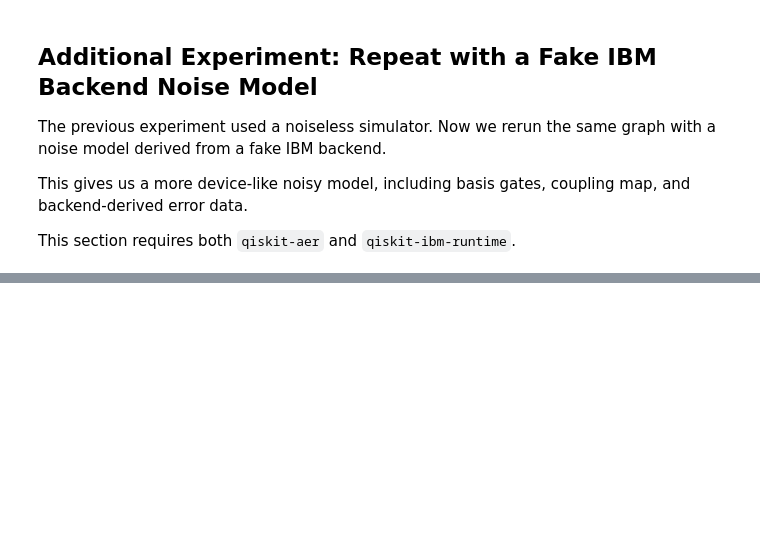
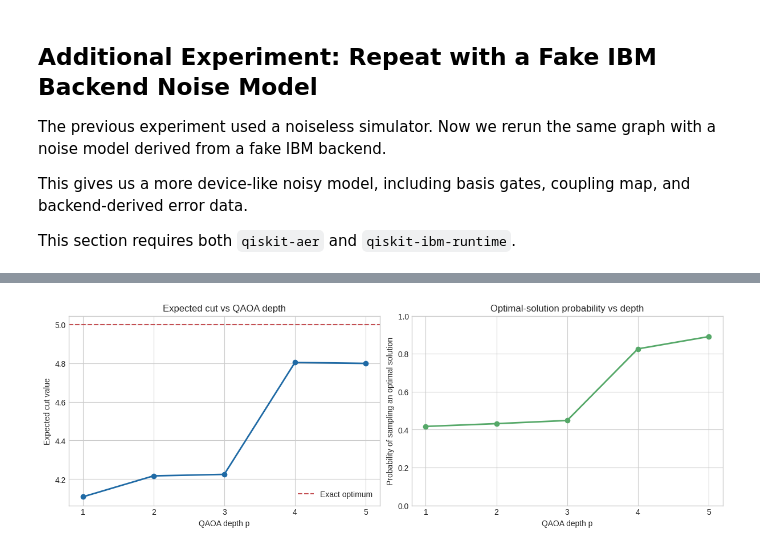
Before and after one commit to ZeddTheGoat/QAOA, a Jupyter notebook: qaoa_maxcut_tutorial.ipynb, the cells around one changed output, grey strips where cells are left out. Cells and saved outputs as stored; diff of their text form; code cells hidden in the pictures; blank space fills up the shorter version.

```diff
--- a/qaoa_maxcut_tutorial.ipynb
+++ b/qaoa_maxcut_tutorial.ipynb
@@ -208,0 +374,25 @@ print('Noisy probability of sampling an optimal solution: {:.4%}'.format(noisy_o
+# %%
+p_values = [entry.layers for entry in layer_sweep.entries]
+expected_cuts = [entry.result.expected_cut for entry in layer_sweep.entries]
+optimal_probs = [entry.optimal_probability for entry in layer_sweep.entries]
+
+fig, axes = plt.subplots(1, 2, figsize=(12, 4), constrained_layout=True)
+
+axes[0].plot(p_values, expected_cuts, marker='o', linewidth=2, color='#1F6AA5')
+axes[0].axhline(layer_sweep.exact_cut, linestyle='--', color='#C44E52', label='Exact optimum')
+axes[0].set_xlabel('QAOA depth p')
+axes[0].set_ylabel('Expected cut value')
+axes[0].set_title('Expected cut vs QAOA depth')
+axes[0].set_xticks(p_values)
+axes[0].legend()
+
+axes[1].plot(p_values, optimal_probs, marker='o', linewidth=2, color='#55A868')
+axes[1].set_xlabel('QAOA depth p')
+axes[1].set_ylabel('Probability of sampling an optimal solution')
+axes[1].set_title('Optimal-solution probability vs depth')
+axes[1].set_xticks(p_values)
+axes[1].set_ylim(0.0, 1.0)
+
+plt.show()
+# %% [output]
+[figure, added]
```
Also changed, not shown: parts of 22 cells of this notebook, 2 other files.
